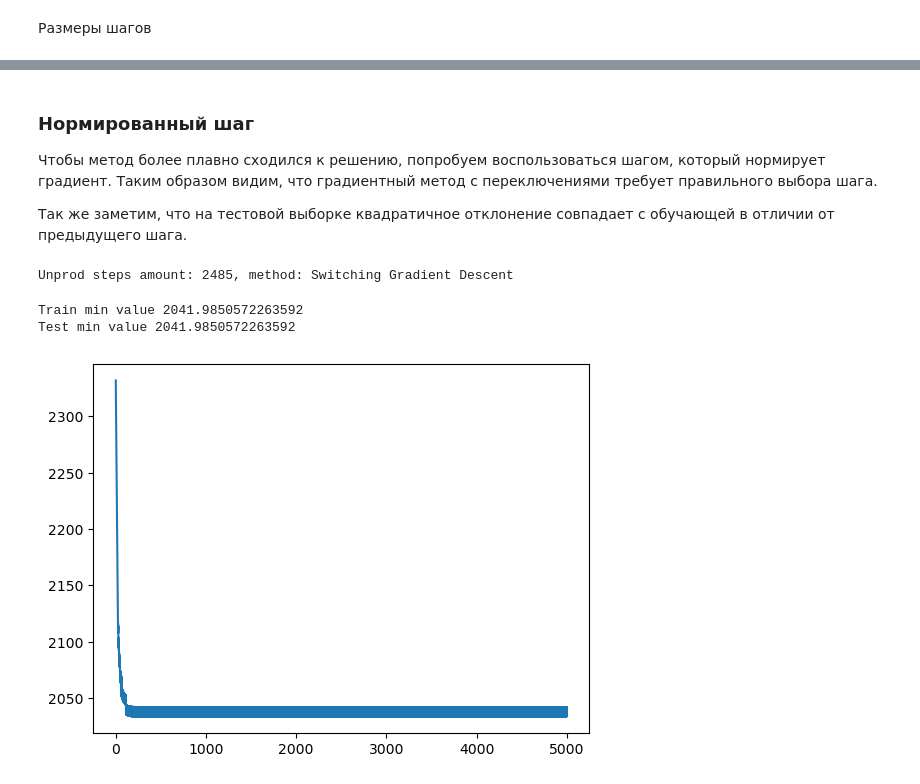
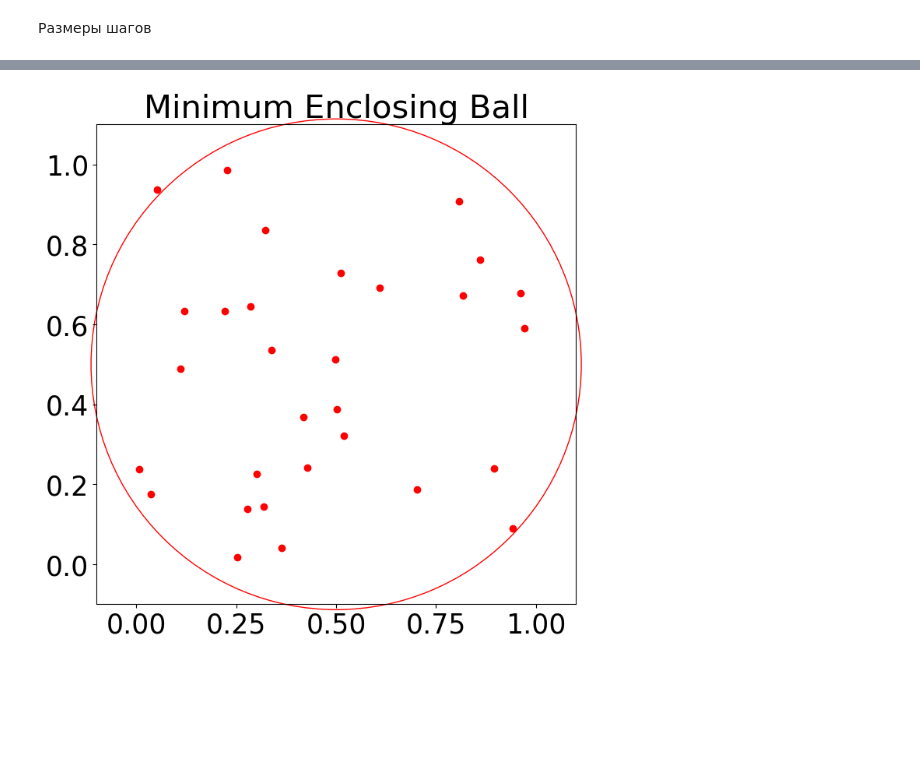
Before and after one commit to DredderGun/math_opt_course, a Jupyter notebook: lesson3_cond_methods/sem2_cond_grad_descent.ipynb, the cells around one changed output, grey strips where cells are left out. Saved outputs shown, nothing was run; the diff lists cells and outputs as text; code cells hidden in the pictures; blank space fills up the shorter version.

Commit message:
Fixes in a minimization with constraints seminar

```diff
--- a/lesson3_cond_methods/sem2_cond_grad_descent.ipynb
+++ b/lesson3_cond_methods/sem2_cond_grad_descent.ipynb
@@ -985,7 +981,7 @@ class SwitchingGradientDescent:
         """
         return np.max(np.array([g(x) for g in self.constraints]))
 
-    def solve(self, x0, epsilon=1e-9, maxitrs=20000, verbose=True, verbskip=1):
+    def solve(self, x0, epsilon=1e-13, maxitrs=20000, verbose=True, verbskip=1):
         f = self.target_f
         k_unprod = 0
 
@@ -1012,6 +1008,8 @@ class SwitchingGradientDescent:
                 k_unprod += 1
             x_prev, x = x, x - alpha * grad
 
+            x = 1e-6 if x == 0 else x
+
             F[k] = f.func_grad(x, flag=0)
             T[k] = time.time() - start_time
 
@@ -1131,7 +1098,17 @@ X0 = np.ones(n)/n
+# %%
+# np.random.seed(25)
+n=2
+m=30
+center = np.array([0.5, 0.5])
+A = np.random.rand(n, m)
+mc_fun = MinClosingBall()
+max_iters=5000
+x0=50
+
+constraints = np.array([CenteredBallConstraint(center, A[:, i]) for i in range(m)])
 # %%
-method = SwitchingGradientDescent(mc_fun, np.array([L2_norm()]),
-                                    constnt_val,
-                                    ConstantStepSize(1/L_prod),
-                                    ConstantStepSize(1/L_unprod))
-X, F, T = method.solve(X0, maxitrs=5000, verbose=False)
+method = SwitchingGradientDescent(mc_fun, constraints, 0.0, ConstantStepSize(1/100), ConstantStepSize(1/100))
+r_sol, F, T = method.solve(x0, maxitrs=500, verbose=False)
+# X, history = FW_alg(mc_fun.f, mc_fun.gradient, lmo_simplex(), L, X0, max_iters)
+# mc_fun.f(X)
 # %% [output]
@@ -1151,23 +1116,12 @@ AssertionError: A and b sizes not matching
-# %% [markdown]
-### Нормированный шаг
-Чтобы метод более плавно сходился к решению, попробуем воспользоваться шагом, который нормирует градиент. Таким образом видим, что градиентный метод с переключениями требует правильного выбора шага.
-
-Так же заметим, что на тестовой выборке квадратичное отклонение совпадает с обучающей в отличии от предыдущего шага.
-# %%
-method = SwitchingGradientDescent(mc_fun, np.array([L2_norm()]),
-                                    constnt_val,
-                                    NormedStep(10 ** -2),
-                                    NormedStep(10 ** -2))
-X, F, T = method.solve(X0, maxitrs=5000, verbose=False)
-# %% [output]
-Unprod steps amount: 2485, method: Switching Gradient Descent
-# %%
-fig, ax = plt.subplots()
-
-ax.plot(np.arange(F.shape[0]), F)
-print('Train min value', mc_fun(X))
-print('Test min value', LeastSquares(X, Y)(X))
-# %% [output]
-Train min value 2041.9850572263592
-Test min value 2041.9850572263592
-[figure, removed]
+# %%
+fig, ax = plt.subplots(figsize=(8, 8))
+ax.scatter(A[0, :], A[1, :], color='red', label='Points')
+circle = plt.Circle(center, r_sol, color='r', clip_on=False, fill=False)
+ax.add_patch(circle);
+ax.set_xlim([-0.1, 1.1])
+ax.set_ylim([-0.1, 1.1])
+ax.set_aspect('equal', adjustable='box')
+ax.set_title('Minimum Enclosing Ball')
+plt.show()
+# %% [output]
+[figure, added]
```
Also changed, not shown: parts of 24 cells of this notebook.
